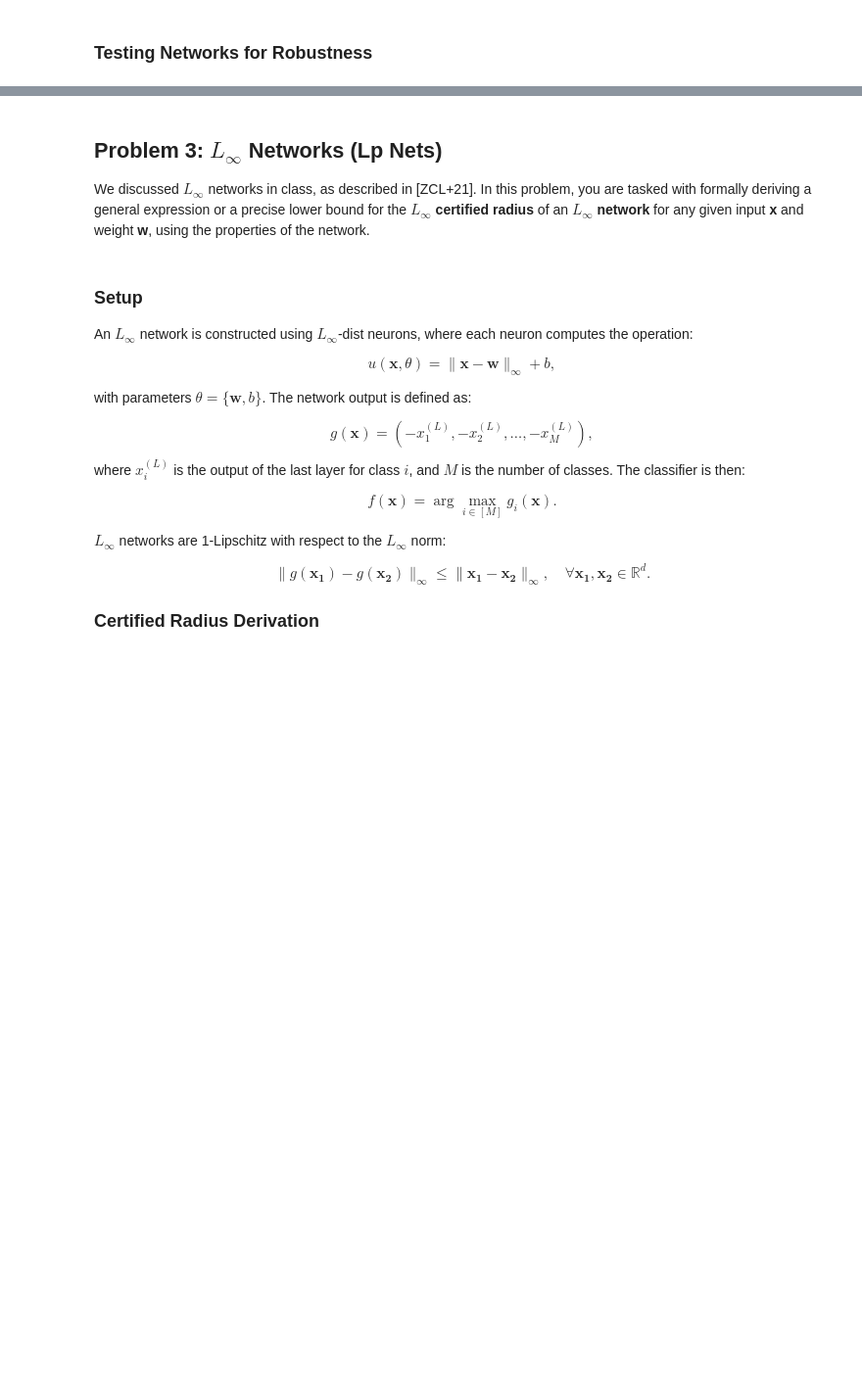
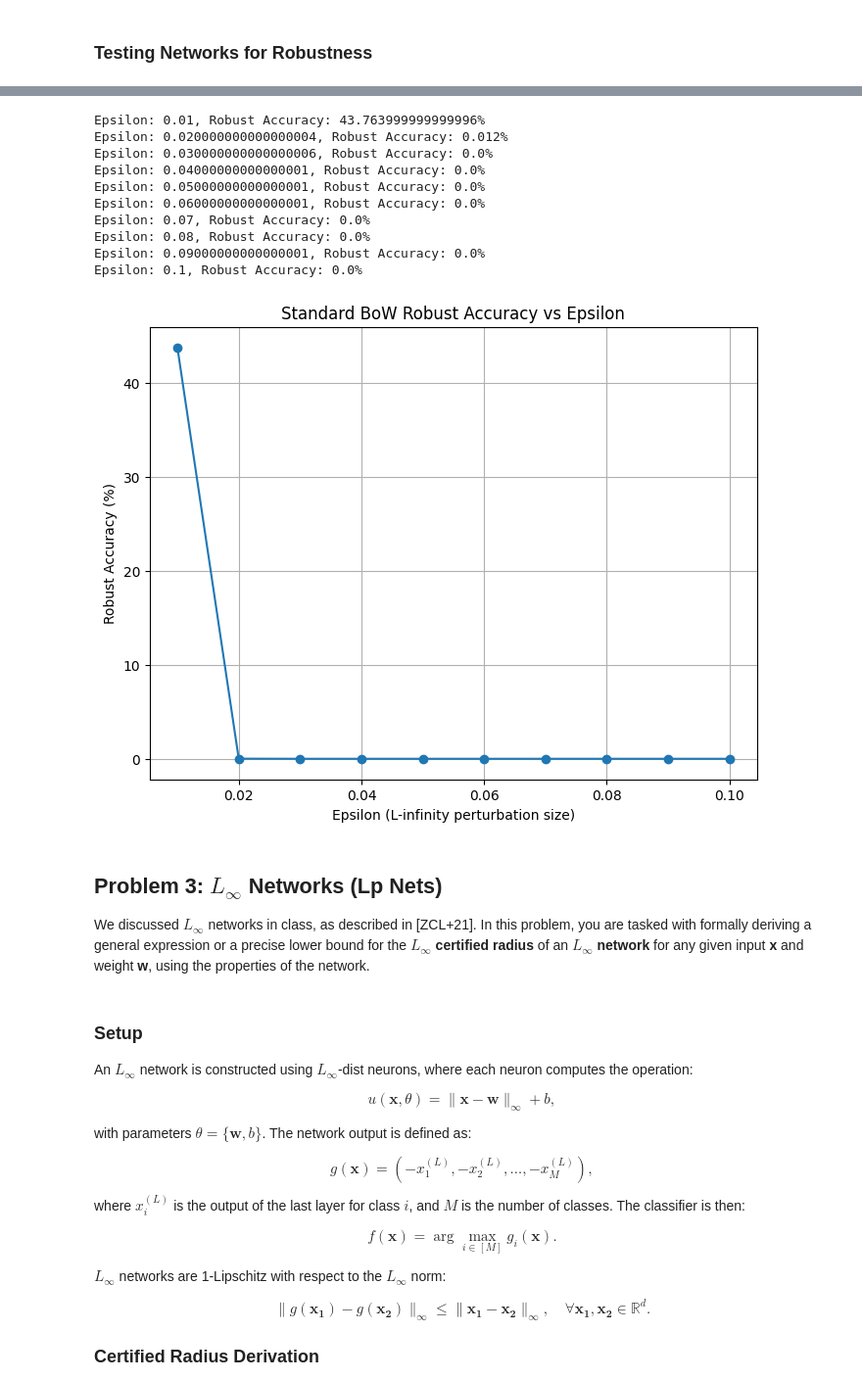
Before and after one commit to marzbana/CS521_HWs, a Jupyter notebook: hw3/HW3.ipynb, the cells around one changed output, grey strips where cells are left out. Shown at 98% size. Cells and saved outputs as stored; diff of their text form; code cells hidden in the pictures; blank space fills up the shorter version.

```diff
--- a/hw3/HW3.ipynb
+++ b/hw3/HW3.ipynb
@@ -1061,0 +839,6 @@ Epoch 10, Loss: 0.6599, Accuracy: 1.0000
+# %%
+BoW_standard = BoWModel(embedding_dim, hidden_dim, num_classes, embedding_matrix).to(device)
+epochs = 10
+train_imdb(BoW_standard, False)
+torch.save(BoW_standard.state_dict(), 'BoW_standard.pth')
+evaluate_imdb(BoW_standard)
@@ -1161,0 +953,14 @@ Robust Accuracy of Standard Trained BoW Model
+# %%
+graph_llm(BoW_standard, 0.01, .1, "Standard BoW Robust Accuracy vs Epsilon")
+# %% [output]
+Epsilon: 0.01, Robust Accuracy: 43.763999999999996%
+Epsilon: 0.020000000000000004, Robust Accuracy: 0.012%
+Epsilon: 0.030000000000000006, Robust Accuracy: 0.0%
+Epsilon: 0.04000000000000001, Robust Accuracy: 0.0%
+Epsilon: 0.05000000000000001, Robust Accuracy: 0.0%
+Epsilon: 0.06000000000000001, Robust Accuracy: 0.0%
+Epsilon: 0.07, Robust Accuracy: 0.0%
+Epsilon: 0.08, Robust Accuracy: 0.0%
+Epsilon: 0.09000000000000001, Robust Accuracy: 0.0%
+Epsilon: 0.1, Robust Accuracy: 0.0%
+[figure, added]
```
Also changed, not shown: parts of 24 cells of this notebook, 1 other file.
